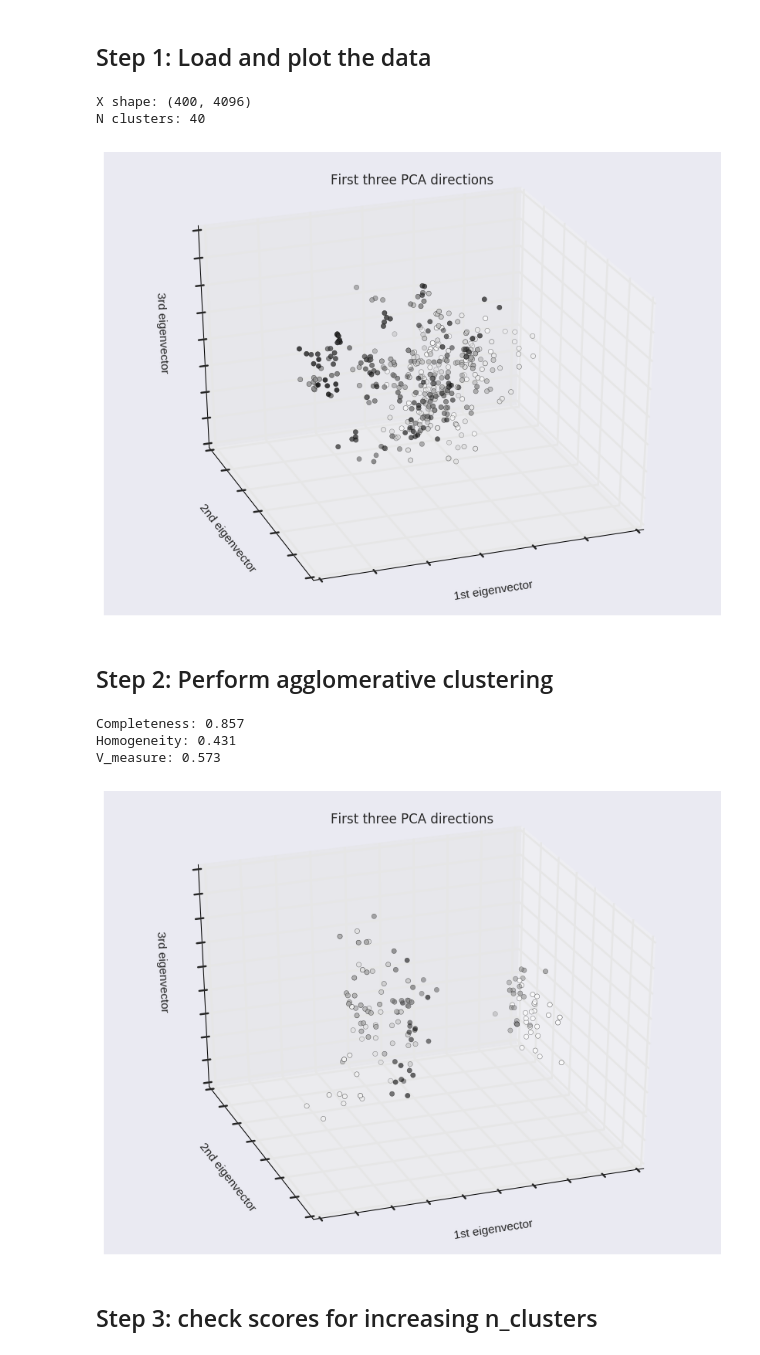
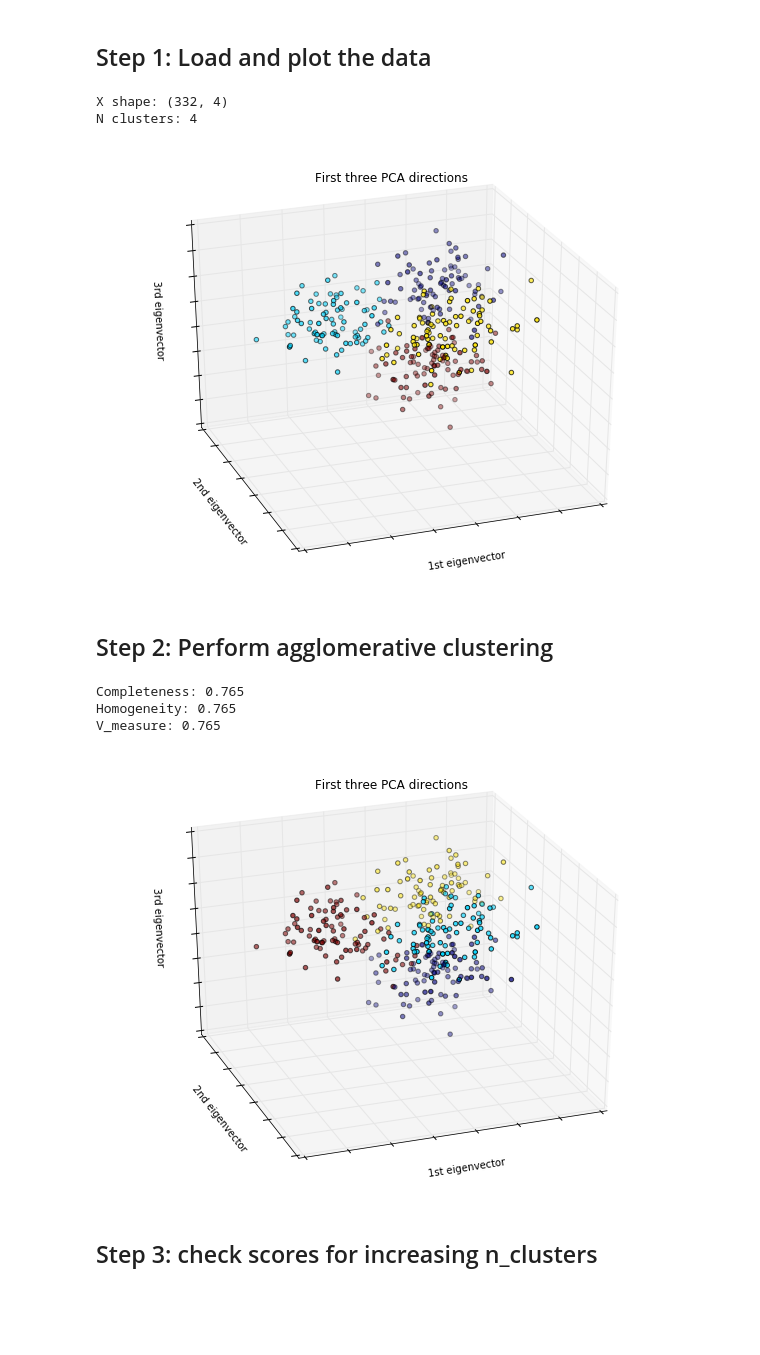
Before and after one commit to slipguru/adenine, a Jupyter notebook: adenine/examples/notebooks/agglomerative_clustering_test.ipynb, the cells around one changed output. Cells and saved outputs as stored; diff of their text form; code cells hidden in the pictures; blank space fills up the shorter version.

```diff
--- a/adenine/examples/notebooks/agglomerative_clustering_test.ipynb
+++ b/adenine/examples/notebooks/agglomerative_clustering_test.ipynb
@@ -29,14 +34,18 @@ def make_3Dplot(X, y):
     ax.w_zaxis.set_ticklabels([])
 # %%
 data = datasets.load_iris()
-data = datasets.load_digits()
-data = datasets.fetch_olivetti_faces()
-X, y = data.data, data.target
+# data = datasets.load_digits()
+# data = datasets.fetch_olivetti_faces()
+X, y, _, _ = load('gauss')
+# X = X[y>0]
+# y = y[y>0]
+# X, y = data.data, data.target
+n_real = len(np.unique(y))
 print("X shape: {}".format(X.shape))
-print("N clusters: {}".format(len(np.unique(y))))
+print("N clusters: {}".format(n_real))
 
 make_3Dplot(X, y)
 # %% [output]
-X shape: (400, 4096)
-N clusters: 40
+X shape: (332, 4)
+N clusters: 4
-[figure, old version]
+[figure, new version]
@@ -43,18 +54,18 @@ N clusters: 40
 # %% [markdown]
 ## Step 2: Perform agglomerative clustering
 # %%
-n_clusters = 10
+n_clusters = 4
 mdl = AgglomerativeClustering(n_clusters=n_clusters)
 
 y_hat = mdl.fit_predict(X)
 
 make_3Dplot(X, y_hat)
 print("Completeness: {:.3f}\nHomogeneity: {:.3f}\nV_measure: {:.3f}".format(*clustering_scores(y, y_hat)))
 # %% [output]
-Completeness: 0.857
-Homogeneity: 0.431
-V_measure: 0.573
+Completeness: 0.765
+Homogeneity: 0.765
+V_measure: 0.765
-[figure, old version]
+[figure, new version]
 # %% [markdown]
 ## Step 3: check scores for increasing n_clusters
 # %%
```
Also changed, not shown: parts of 14 cells of this notebook.
